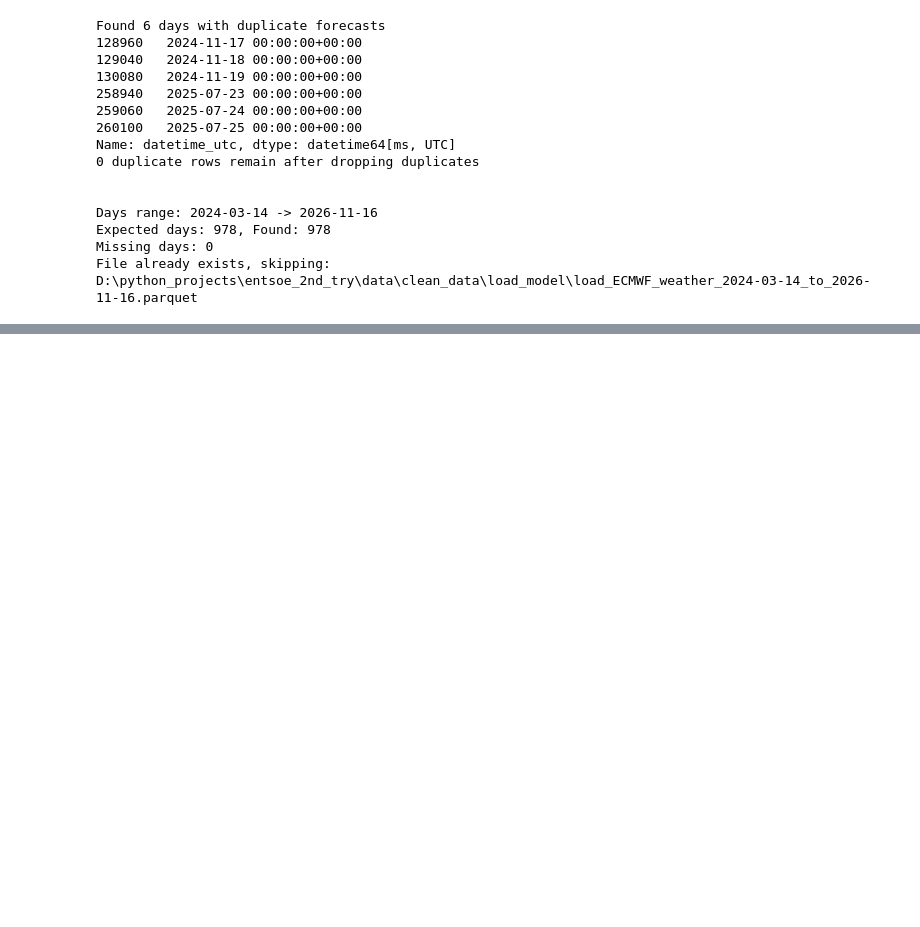
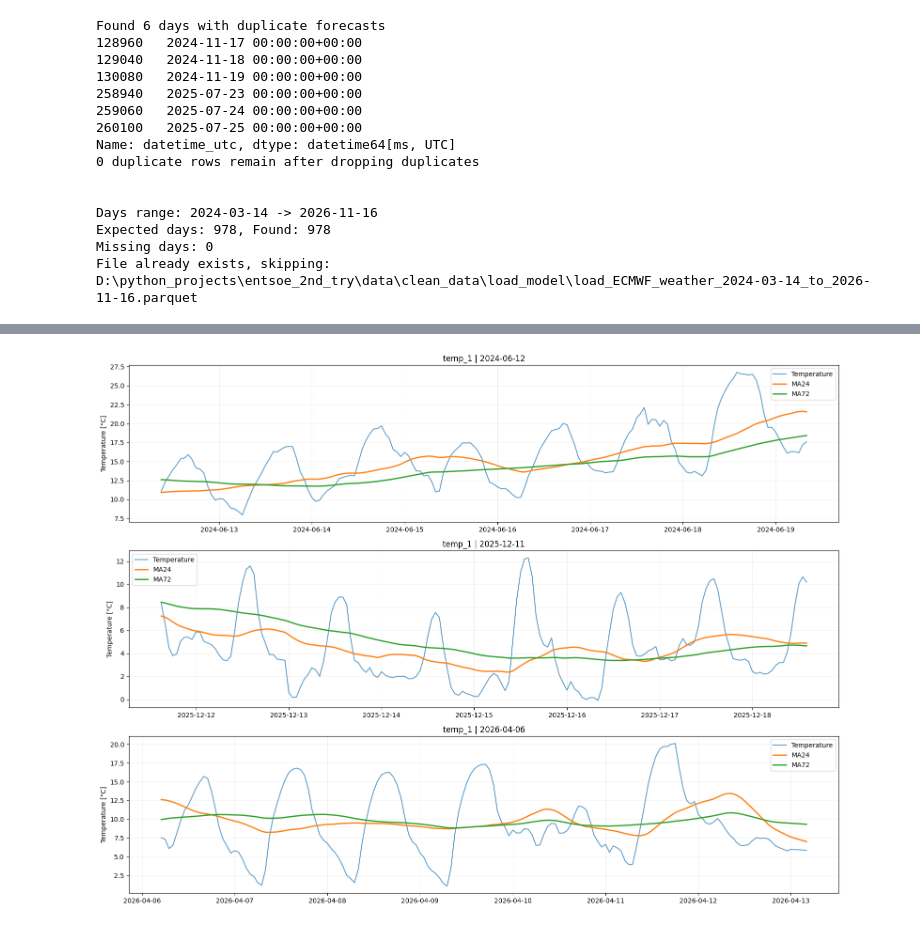
Before and after one commit to anatolii-me/DE-DayAhead-PowerForecast, a Jupyter notebook: notebooks/research_load_model/1_data_preparation.ipynb, the cells around one changed output, grey strips where cells are left out. Saved outputs shown, nothing was run; the diff lists cells and outputs as text; code cells hidden in the pictures; blank space fills up the shorter version.

Commit message:
feat: added feature engineering of weather data and collection of data on actual load

```diff
--- a/notebooks/research_load_model/1_data_preparation.ipynb
+++ b/notebooks/research_load_model/1_data_preparation.ipynb
@@ -801,0 +860,46 @@ Index(['dt_run_utc', 'dt_utc', 'dt_berlin', 'temp_1', 'temp_2', 'temp_3',
+# %%
+import matplotlib.pyplot as plt
+## Visualizing temperature and rolling averages for random weekly periods
+
+col = 'temp_1'
+n_weeks = 3
+window = 24 * 7
+
+# Select random weekly periods
+rng = np.random.default_rng(42)
+starts = rng.choice(
+    np.arange(71, len(weather_final) - window + 1),
+    size=n_weeks,
+    replace=False
+)
+
+fig, axes = plt.subplots(n_weeks, 1, figsize=(16, 4 * n_weeks))
+
+for ax, start in zip(axes, sorted(starts)):
+
+    subset = weather_final.iloc[start:start + window]
+
+    # Extract temperature and reconstruct MA24
+    temp = subset[col]
+    ma24 = temp - subset[f'{col}_delta_ma24']
+    ma72 = subset[f'{col}_ma72']
+
+    # Plot temperature and rolling averages
+    ax.plot(subset['dt_berlin'], temp,
+            label='Temperature', alpha=0.7)
+
+    ax.plot(subset['dt_berlin'], ma24,
+            label='24-hour Moving Average', linewidth=2)
+
+    ax.plot(subset['dt_berlin'], ma72,
+            label='72-hour Moving Average', linewidth=2)
+
+    ax.set_title(f'{col} | {subset["dt_berlin"].iloc[0]:%Y-%m-%d}')
+    ax.set_ylabel('Temperature [°C]')
+    ax.legend()
+    ax.grid(alpha=0.2)
+
+plt.tight_layout()
+plt.show()
+# %% [output]
+[figure, added]
```
Also changed, not shown: parts of 11 cells of this notebook.
